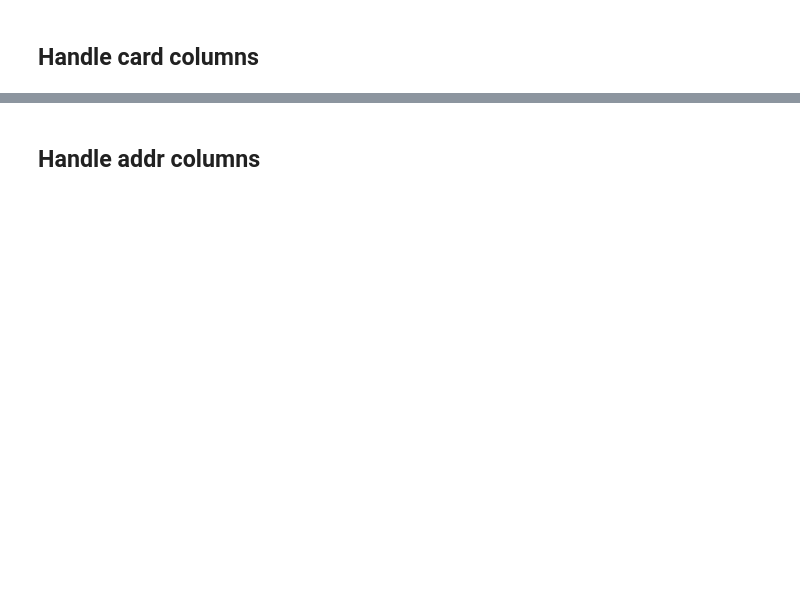
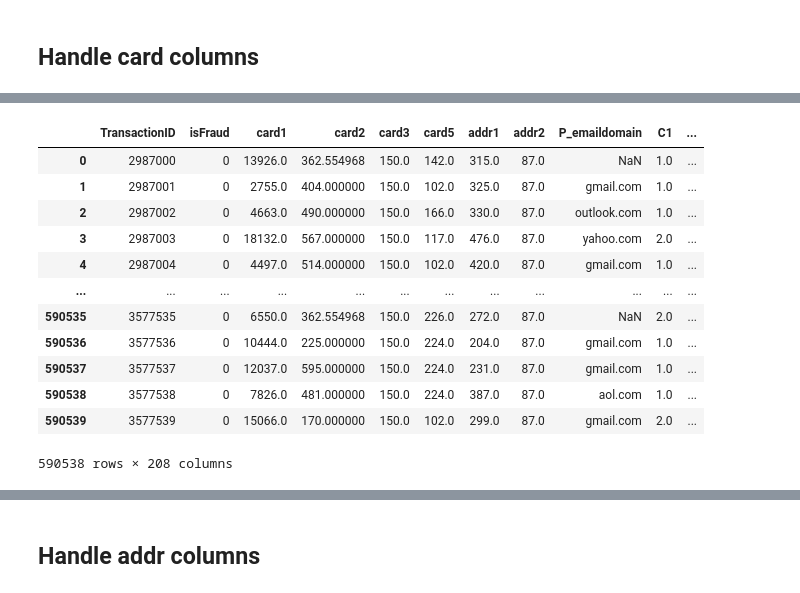
Before and after one commit to ChristianConchari/tp_final_amq1_fraud_dataset, a Jupyter notebook: notebooks/feature_engineering_notebook.ipynb, the cells around one changed output, grey strips where cells are left out. Saved outputs shown, nothing was run; the diff lists cells and outputs as text; code cells hidden in the pictures; blank space fills up the shorter version.

Commit message:
feat: Add data transformation, imputation, encoding, and analysis functions

```diff
--- a/notebooks/feature_engineering_notebook.ipynb
+++ b/notebooks/feature_engineering_notebook.ipynb
@@ -219,0 +152,5 @@ def impute_with_mode(df, columns):
+# %%
+data_imputer = DataImputer(strategy='mean')
+
+train_data_df = data_imputer.impute_train_set_values(train_data_df, numerical_card_columns)
+test_data_df = data_imputer.impute_test_set_values(test_data_df, numerical_card_columns)
@@ -219,0 +175,5 @@ def impute_with_mode(df, columns):
+# %%
+data_imputer = DataImputer(strategy='most_frequent')
+
+train_data_df = data_imputer.impute_train_set_values(train_data_df, categorical_card_columns)
+test_data_df = data_imputer.impute_test_set_values(test_data_df, categorical_card_columns)
@@ -220 +198,23 @@ def impute_with_mode(df, columns):
+# %%
+train_data_df['card6'] = train_data_df['card6'].apply(replace_card)
+test_data_df['card6'] = test_data_df['card6'].apply(replace_card)
+# %%
+train_data_df = one_hot_encode_columns(train_data_df, ['card4', 'card6'])
+test_data_df = one_hot_encode_columns(test_data_df, ['card4', 'card6'])
+# %%
+train_data_df
+# %% [output]
+|  | TransactionID | isFraud | card1 | card2 | card3 | card5 | addr1 | addr2 | P_emaildomain | C1 | ... |
+| 0 | 2987000 | 0 | 13926.0 | 362.554968 | 150.0 | 142.0 | 315.0 | 87.0 | NaN | 1.0 | ... |
+| 1 | 2987001 | 0 | 2755.0 | 404.000000 | 150.0 | 102.0 | 325.0 | 87.0 | gmail.com | 1.0 | ... |
+| 2 | 2987002 | 0 | 4663.0 | 490.000000 | 150.0 | 166.0 | 330.0 | 87.0 | outlook.com | 1.0 | ... |
+| 3 | 2987003 | 0 | 18132.0 | 567.000000 | 150.0 | 117.0 | 476.0 | 87.0 | yahoo.com | 2.0 | ... |
+| 4 | 2987004 | 0 | 4497.0 | 514.000000 | 150.0 | 102.0 | 420.0 | 87.0 | gmail.com | 1.0 | ... |
+| ... | ... | ... | ... | ... | ... | ... | ... | ... | ... | ... | ... |
+| 590535 | 3577535 | 0 | 6550.0 | 362.554968 | 150.0 | 226.0 | 272.0 | 87.0 | NaN | 2.0 | ... |
+| 590536 | 3577536 | 0 | 10444.0 | 225.000000 | 150.0 | 224.0 | 204.0 | 87.0 | gmail.com | 1.0 | ... |
+| 590537 | 3577537 | 0 | 12037.0 | 595.000000 | 150.0 | 224.0 | 231.0 | 87.0 | gmail.com | 1.0 | ... |
+| 590538 | 3577538 | 0 | 7826.0 | 481.000000 | 150.0 | 224.0 | 387.0 | 87.0 | aol.com | 1.0 | ... |
+| 590539 | 3577539 | 0 | 15066.0 | 170.000000 | 150.0 | 102.0 | 299.0 | 87.0 | gmail.com | 2.0 | ... |
+590538 rows × 208 columns
 # %%
```
Also changed, not shown: parts of 65 cells of this notebook.
